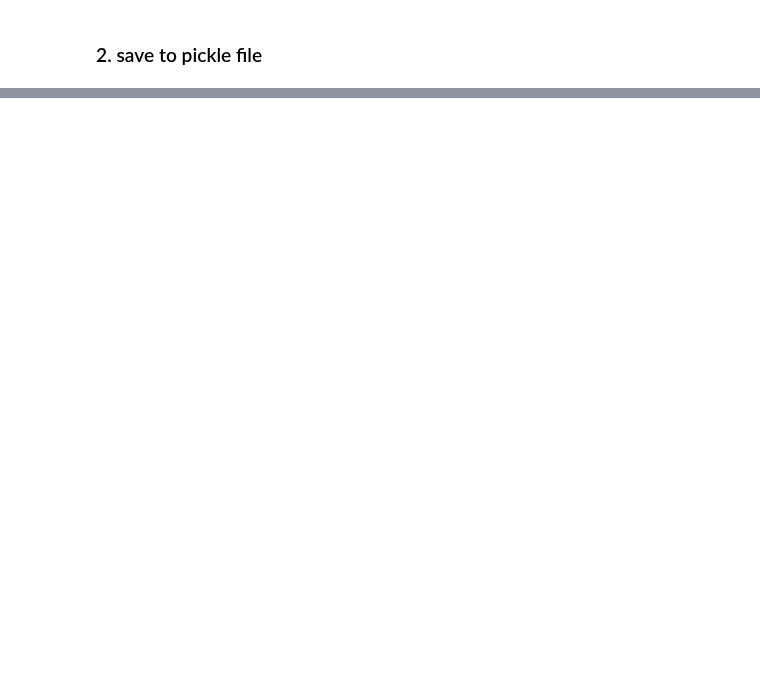
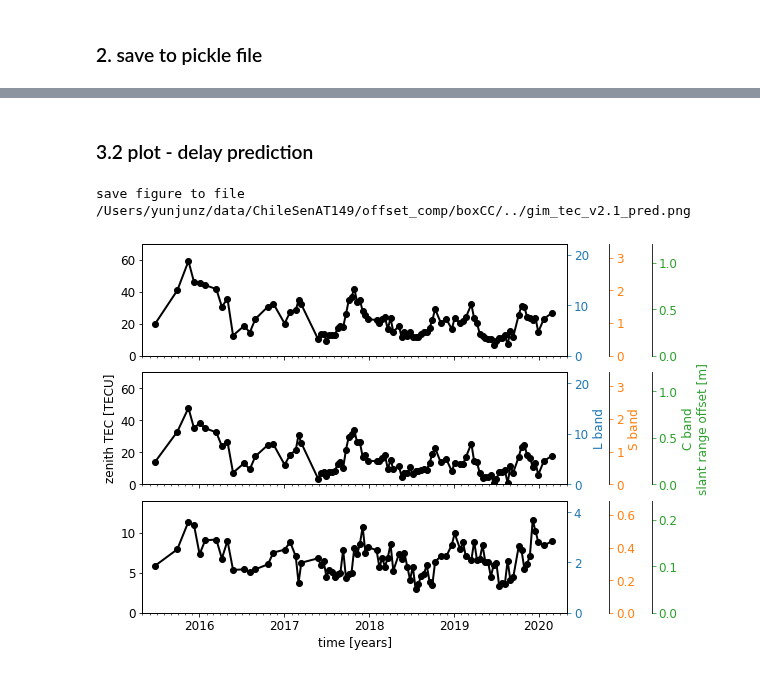
Before and after one commit to yunjunz/2022-Geolocation, a Jupyter notebook: prep_gim_tec.ipynb, the cells around one changed output, grey strips where cells are left out. Cells and saved outputs as stored; diff of their text form; code cells hidden in the pictures; blank space fills up the shorter version.

```diff
--- a/prep_gim_tec.ipynb
+++ b/prep_gim_tec.ipynb
@@ -35,6 +42,8 @@ GIM TEC data dir: /Users/yunjunz/data/ChileSenAT149/GIM_TEC_v2
 # %%
 geom_file = os.path.join(proj_dir, 'mintpyOffset/inputs/geometryRadar.h5')
 atr = readfile.read_attribute(geom_file)
+y = int((box[1] + box[3]) / 2)
+x = int((box[0] + box[2]) / 2)
 box = (x, y, x+1, y+1)
 
 # geometry on the ground
@@ -84,7 +93,7 @@ for i in range(num_date):
     (gim_tec[i],
      top_tec[i],
      sub_tec[i],
-     dist_deg[i]) = iono.get_gim_tec_value(gim_tec_dir, date_list[i], lat_iono, lon_iono, version=version, display=True)
+     dist_deg[i]) = iono.get_gim_tec_value(gim_tec_dir, date_list[i], lat_iono, lon_iono, version=version, display=False)
 print('Done.')
 # %% [output]
 read JPL GIM TEC data from file: /Users/yunjunz/data/ChileSenAT149/GIM_TEC_v2/subtec_sent1_20150624.txt.dt
@@ -166,0 +177,61 @@ save figure to file /Users/yunjunz/data/ChileSenAT149/offset_comp/TS_gim_tec_v2.
+# %% [markdown]
+### 3.2 plot - delay prediction
+# %%
+## data
+tec_types = ['TEC', 'subTEC', 'topTEC']
+bands = ['Cband', 'Sband', 'Lband']
+
+fig, axs = plt.subplots(nrows=3, ncols=1, figsize=[9, 6], sharex=True)
+for i in range(len(bands)):
+    tec_type = tec_types[i]
+
+    ## plot
+    ax = axs[i]
+    ax.plot(tDict['time'], tDict[tec_type], '-o', label=tec_type, color='k', ms=6, lw=2)
+
+    # axis format
+    if i in [0, 1]:
+        ax.set_ylim(0, 70)
+    else:
+        ax.set_ylim(0, 14)
+
+    #ax.annotate(tec_type, xy=(0.23, 0.8), xycoords='axes fraction')
+
+    # TEC ytick
+    colors = ['C0', 'C1', 'C2']
+    for j in range(len(bands)):
+        band = bands[2-j]
+        key_off = 'range_delay4{b}_{t}'.format(b=band, t=tec_type)
+        pos = 1.0 + 0.1 * j
+        c = colors[j]
+        label = '{} band'.format(band.split('band')[0])
+        if j == 2:
+            label += '\nslant range offset [m]'
+
+        ax2 = ax.twinx()
+        ax2.spines['right'].set_position(('axes', pos))
+        ax2.tick_params(which='both', axis='y', colors=c)
+
+        ratio = ((np.max(tDict[key_off])  - np.min(tDict[key_off])) /
+                 (np.max(tDict[tec_type]) - np.min(tDict[tec_type])))
+        ax2.set_ylim(ymin=ax.get_ylim()[0] * ratio,
+                     ymax=ax.get_ylim()[1] * ratio)
+
+        if i == 1:
+            ax2.set_ylabel(label, color=c)
+
+pp.auto_adjust_xaxis_date(axs[-1], tDict['time'], every_year=1, buffer_year=None)
+axs[-1].set_xlim(dt.datetime(2015, 5, 1), dt.datetime(2020, 5, 1))
+axs[-1].set_xlabel('time [years]')
+axs[1].set_ylabel('zenith TEC [TECU]')
+fig.tight_layout()
+fig.subplots_adjust(hspace=0.15)
+
+# output
+out_fig = os.path.join(os.path.dirname(out_file), '../gim_tec_v{}_pred.png'.format(version))
+print('save figure to file', out_fig)
+plt.savefig(out_fig, bbox_inches='tight', transparent=True, dpi=300)
+plt.show()
+# %% [output]
+save figure to file /Users/yunjunz/data/ChileSenAT149/offset_comp/boxCC/../gim_tec_v2.1_pred.png
+[figure, added]
```
Also changed, not shown: parts of 8 cells of this notebook, 5 other files.
